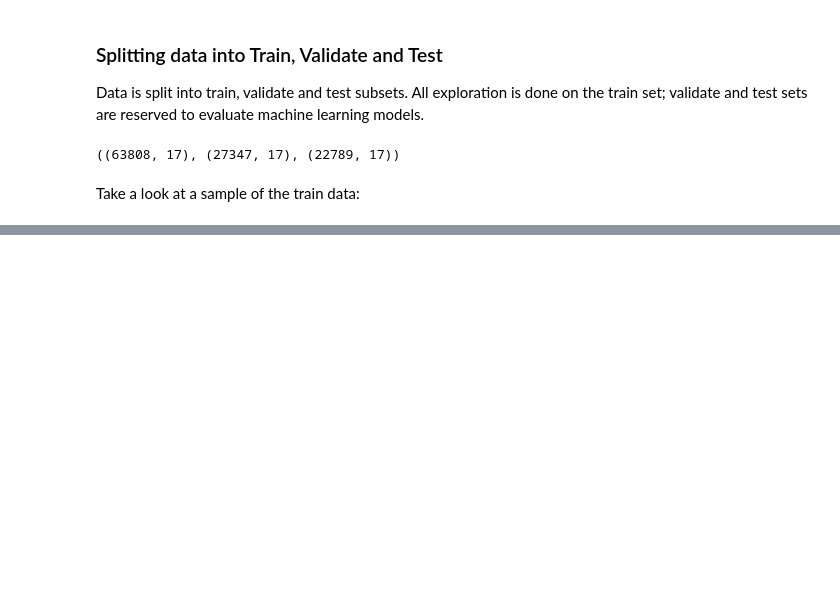
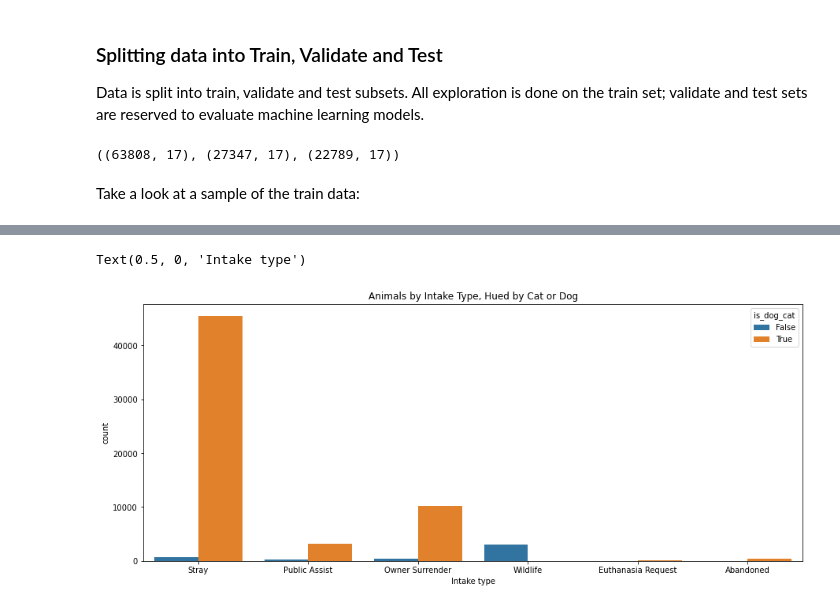
Before and after one commit to stephenfitzsimon/pet_adoption_project, a Jupyter notebook: final_adoption_report.ipynb, the cells around one changed output, grey strips where cells are left out. Saved outputs shown, nothing was run; the diff lists cells and outputs as text; code cells hidden in the pictures; blank space fills up the shorter version.

```diff
--- a/final_adoption_report.ipynb
+++ b/final_adoption_report.ipynb
@@ -215,0 +294,10 @@ Name: target_outcome, dtype: float64
+# %%
+#make plot
+plt.figure(figsize=PLT_SIZE)
+sns.countplot(data=train, x='intake_type', hue='is_dog_cat')
+#set strings
+plt.title('Animals by Intake Type, Hued by Cat or Dog')
+plt.xlabel('Intake type')
+# %% [output]
+Text(0.5, 0, 'Intake type')
+[figure, added]
```
Also changed, not shown: parts of 30 cells of this notebook, 2 other files.
